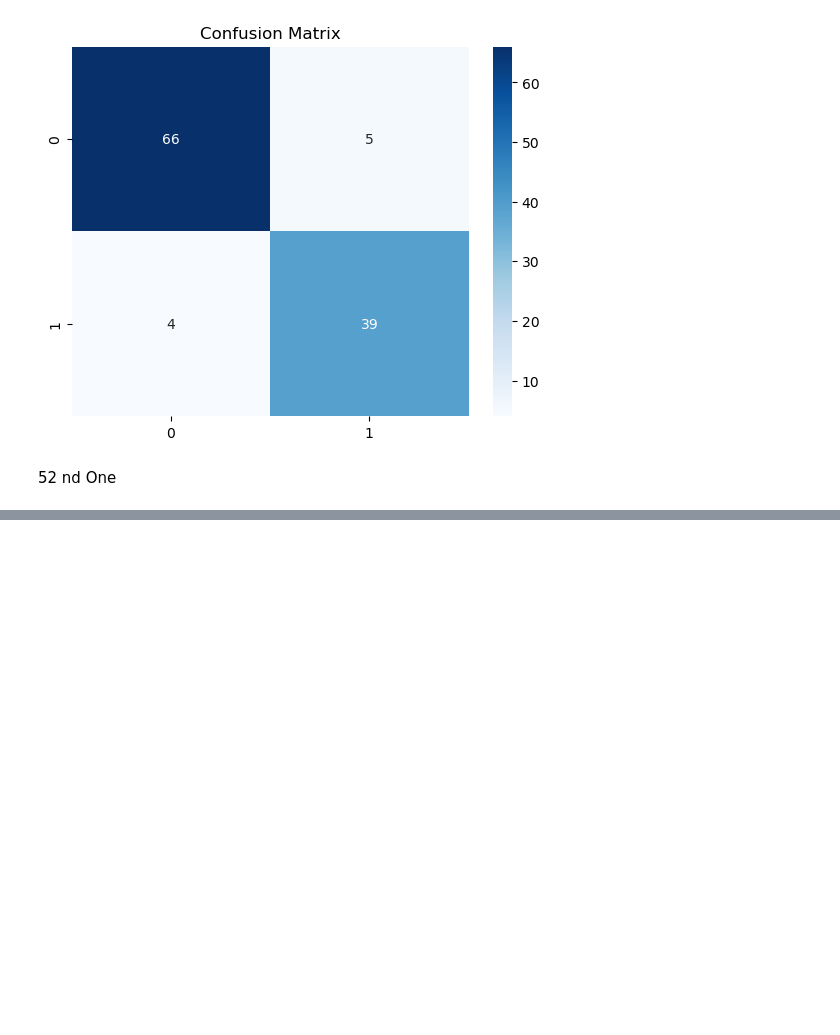
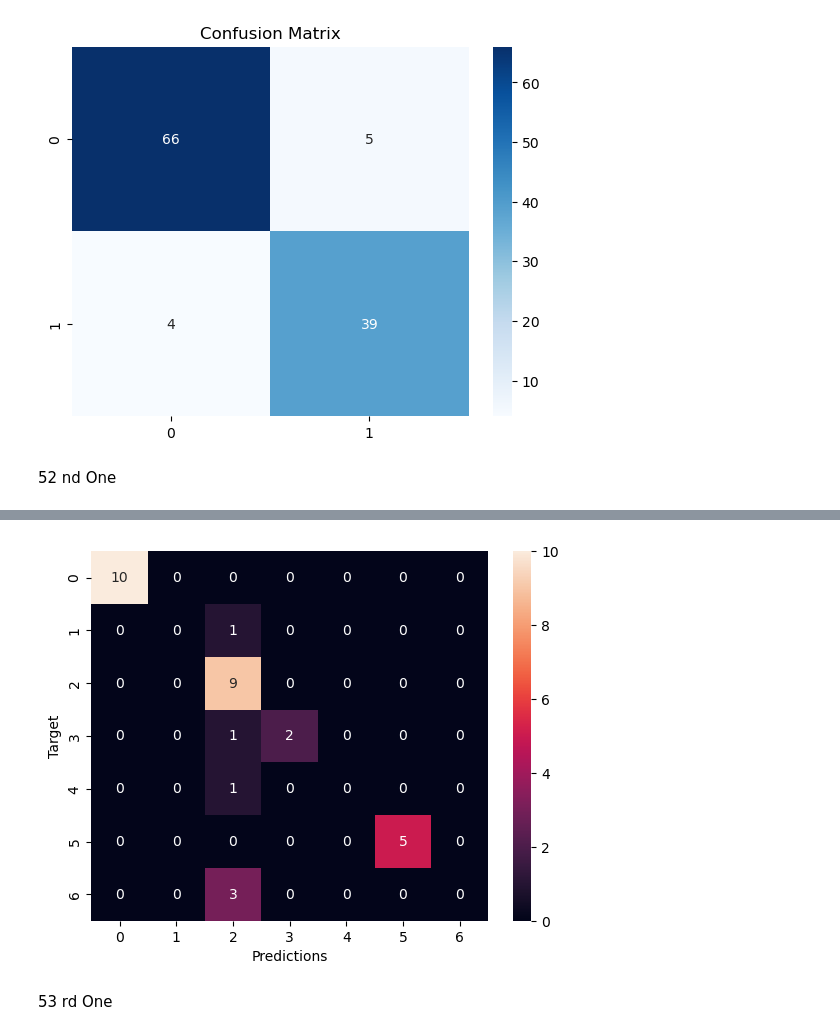
Before and after one commit to Madhuu77/BeginToEnd, a Jupyter notebook: FirstToLast.ipynb, the cells around one changed output, grey strips where cells are left out. Cells and saved outputs as stored; diff of their text form; code cells hidden in the pictures; blank space fills up the shorter version.

```diff
--- a/FirstToLast.ipynb
+++ b/FirstToLast.ipynb
@@ -2528,0 +2590,3 @@ plt.show()
+# %%
+from sklearn.model_selection import train_test_split
+x_train,x_test,y_train,y_test=train_test_split(x,y,test_size=.2,random_state=42)
@@ -2528,0 +2597,4 @@ plt.show()
+# %%
+from sklearn.linear_model import LogisticRegression
+logR=LogisticRegression()
+logR.fit(x_train,y_train)
@@ -2528,0 +2603,2 @@ plt.show()
+# %%
+y_pred=logR.predict(x_test)
@@ -2528,0 +2616,4 @@ plt.show()
+# %%
+from sklearn.metrics import confusion_matrix
+cm=confusion_matrix(y_test,y_pred)
+cm
@@ -2528,0 +2628,11 @@ plt.show()
+# %%
+import seaborn as sns
+import matplotlib.pyplot as plt
+sns.heatmap(cm,annot=True)
+plt.xlabel('Predictions')
+plt.ylabel('Target')
+plt.show()
+# %% [output]
+[figure, added]
+# %% [markdown]
+53 rd One
```
Also changed, not shown: parts of 55 cells of this notebook, 2 other files.
